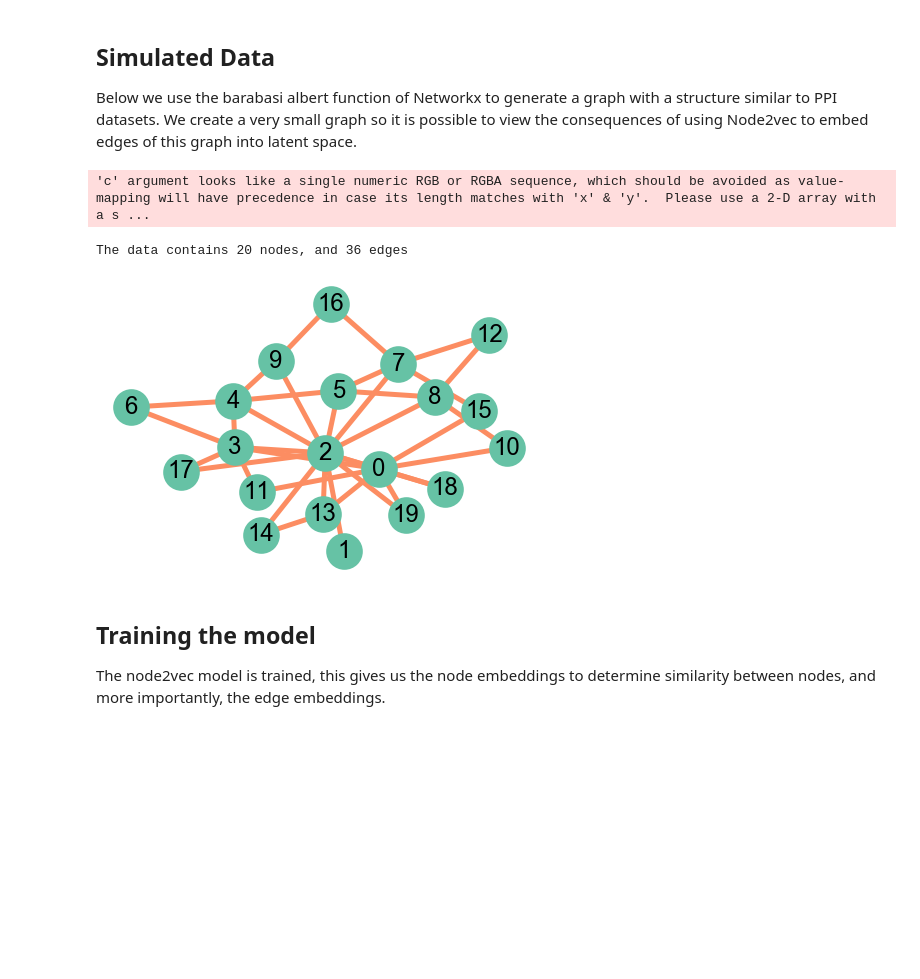
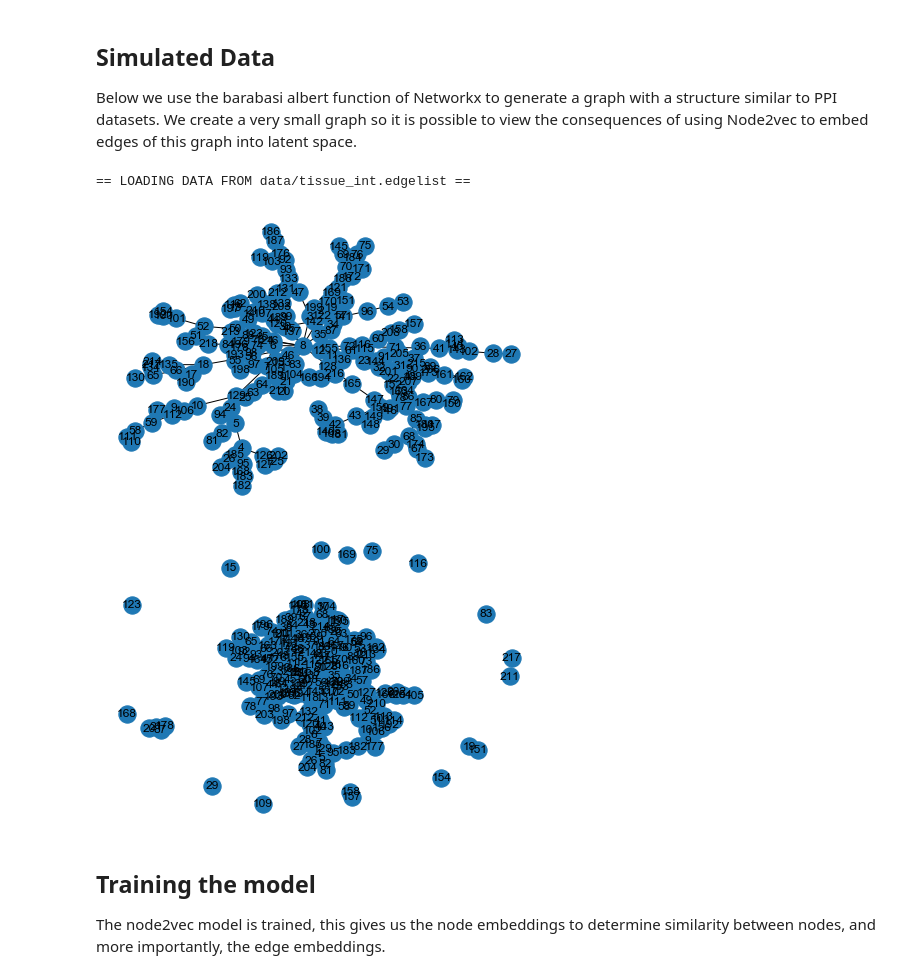
Before and after one commit to regenworm/thesis_msc_ai, a Jupyter notebook: code/Embedding visualisation.ipynb, the cells around one changed output. Cells and saved outputs as stored; diff of their text form; code cells hidden in the pictures; blank space fills up the shorter version.

```diff
--- a/code/Embedding visualisation.ipynb
+++ b/code/Embedding visualisation.ipynb
@@ -15,50 +1,42 @@ import node2vec.edges as ee
+# %%
+# models
+from n2v import N2VModel
+from s2v import S2VModel
+
+# utility
+import numpy as np
+import matplotlib.pyplot as plt
+import data_util as du
+
+
+# arguments
+edge_list = 'data/tissue_int.edgelist'
+output = 'emb/tissue_model.emb'
+embed_dim = 2
+show_vis = True
+model_type = 's2v'
+model_fname = None
 # %% [markdown]
 ## Simulated Data
 Below we use the barabasi albert function of Networkx to generate a graph with a structure similar to PPI datasets. We create a very small graph so it is possible to view the consequences of using Node2vec to embed edges of this graph into latent space.
-# %%
-# some theme compatability issues
-pal = sns.color_palette('Set2')
-cmap = sns.color_palette('Set2', as_cmap=True)
-c1 = cmap(0)
-c2 = cmap(1)
-sns.set_theme(palette=pal)
-graph_vis_options = {
-    "font_size": 24,
-    "node_size": 1000,
-    "linewidths": 5,
-    "arrows": True,
-    "width": 5,
-    "node_color": c1,
-    "edge_color": c2
-}
-
-
-def simulate_data(n, m):
-    """
-    returns networkx graph with n nodes
-    """
-    graph = nx.barabasi_albert_graph(n, m)
-    return graph
-
-
-def vis_graph(graph, set_labels=True, options=graph_vis_options):
-    """
-    visualise graph through networkx draw
-    """
-    position = nx.spring_layout(graph)
-    labels = {node: node for node in graph.nodes()}
-    nodes = nx.draw(graph, position, labels=labels, **options)
-    return nodes
-
-N = 20
-data = simulate_data(N, 2)
-M = len(data.edges)
-vis_graph(data)
-print(f'The data contains {N} nodes, and {M} edges')
-# %% [output]
-'c' argument looks like a single numeric RGB or RGBA sequence, which should be avoided as value-mapping will have precedence in case its length matches with 'x' & 'y'.  Please use a 2-D array with a s ...
-The data contains 20 nodes, and 36 edges
-[figure, removed]
+# %%
+# load data
+print(f'== LOADING DATA FROM {edge_list} ==')
+data = du.load_edge_list(edge_list)
+if show_vis:
+    print('')
+    v = du.vis_graph(data)
+    plt.show(v)
+
+train_data = du.add_noise(data, n_remove=50, n_add=50)
+
+if show_vis:
+    v = du.vis_graph(train_data)
+    plt.show(v)
+# %% [output]
+== LOADING DATA FROM data/tissue_int.edgelist ==
+[figure, added]
+[figure, added]
 # %% [markdown]
 ## Training the model
 The node2vec model is trained, this gives us the node embeddings to determine similarity between nodes, and more importantly, the edge embeddings.
```
Also changed, not shown: parts of 10 cells of this notebook, 17 other files.
